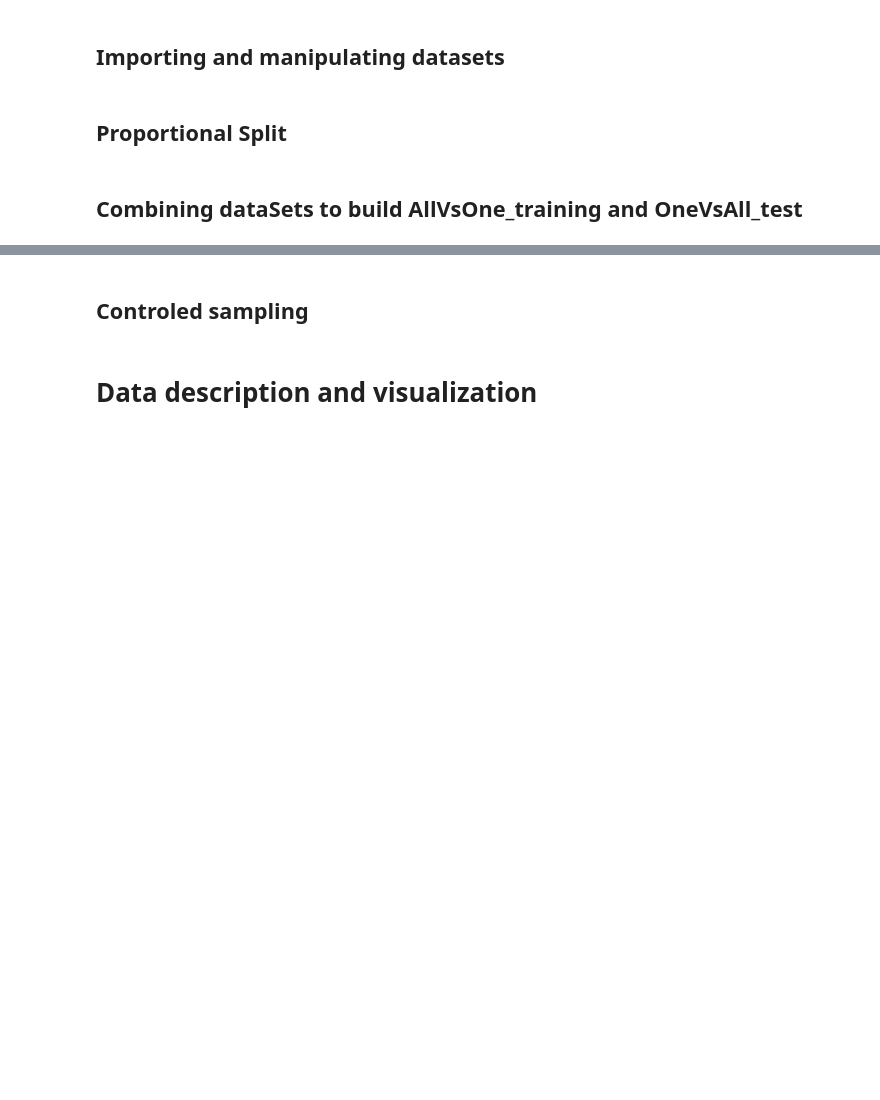
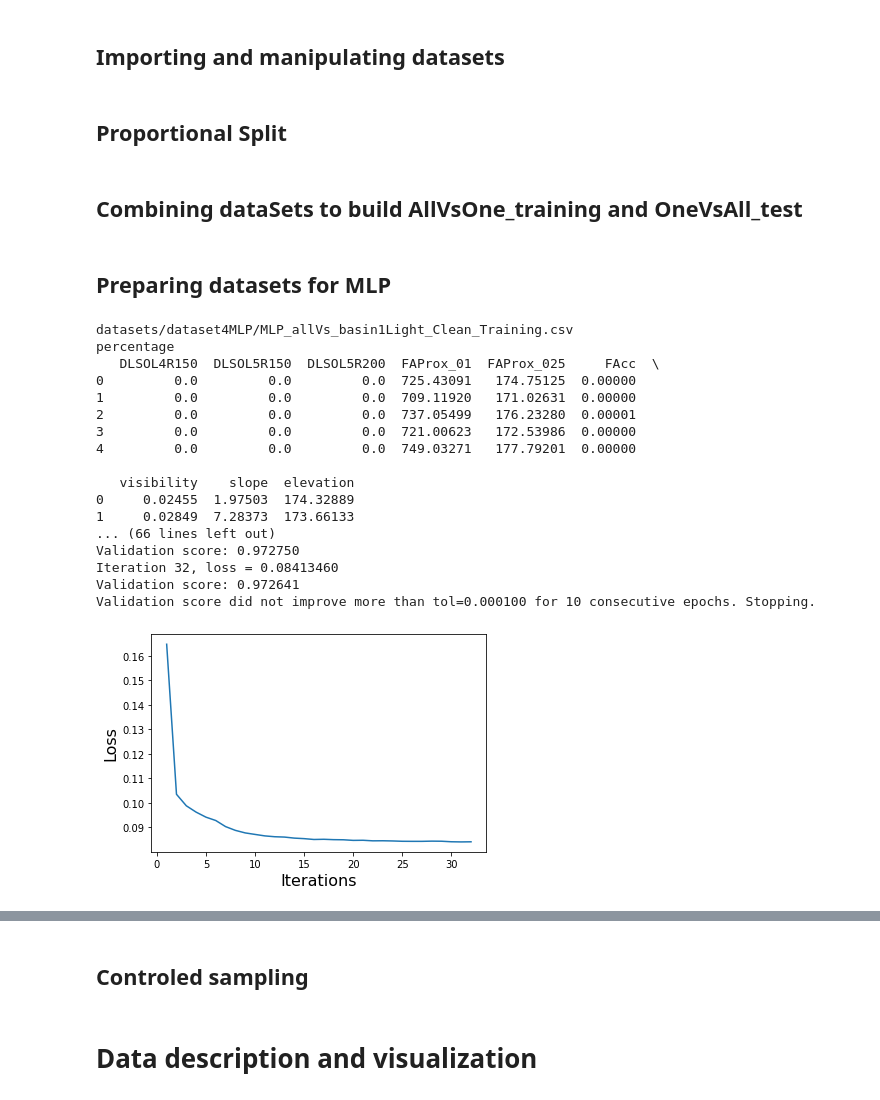
Before and after one commit to Abdielfer/FloodProbabRNCanAbd, a Jupyter notebook: main.ipynb, the cells around one changed output, grey strips where cells are left out. Cells and saved outputs as stored; diff of their text form; code cells hidden in the pictures; blank space fills up the shorter version.

```diff
--- a/main.ipynb
+++ b/main.ipynb
@@ -147,3 +137,5 @@ for datasetForTest in allDataSetsNames:
     nameToSafe = sourceFileForDatasets+allDataSetsFileName+file_extension
     DFToConcatAll.drop(['x_coord','y_coord'], axis =1, inplace=True)
     DFToConcatAll.to_csv(nameToSafe, index=None)
+# %% [markdown]
+## Preparing datasets for MLP
@@ -149,0 +179,31 @@ for datasetForTest in allDataSetsNames:
+# %%
+####.  Training TEST
+
+readPath = 'datasets/dataset4MLP/'
+trainingPath = readPath + 'MLP_allVs_basin1Light_Clean_Training.csv'
+# dataset = pd.read_csv(trainingPath, index_col = None)
+args = {'eStop': True, 'verbose': 10}
+mlpc = md.implementingMLPCalssifier(trainingPath,'percentage',args)
+mlpc.fitMLPClassifier()
+mlpc.plotLossBehaviour()
+
+mlpClassifier = mlpc.getMLPClassifier()
+# %% [output]
+datasets/dataset4MLP/MLP_allVs_basin1Light_Clean_Training.csv
+percentage
+   DLSOL4R150  DLSOL5R150  DLSOL5R200  FAProx_01  FAProx_025     FAcc  \
+0         0.0         0.0         0.0  725.43091   174.75125  0.00000
+1         0.0         0.0         0.0  709.11920   171.02631  0.00000
+2         0.0         0.0         0.0  737.05499   176.23280  0.00001
+3         0.0         0.0         0.0  721.00623   172.53986  0.00000
+4         0.0         0.0         0.0  749.03271   177.79201  0.00000
+
+   visibility    slope  elevation
+0     0.02455  1.97503  174.32889
+1     0.02849  7.28373  173.66133
+... (66 lines left out)
+Validation score: 0.972750
+Iteration 32, loss = 0.08413460
+Validation score: 0.972641
+Validation score did not improve more than tol=0.000100 for 10 consecutive epochs. Stopping.
+[figure, added]
```
Also changed, not shown: parts of 10 cells of this notebook, 3 other files.
